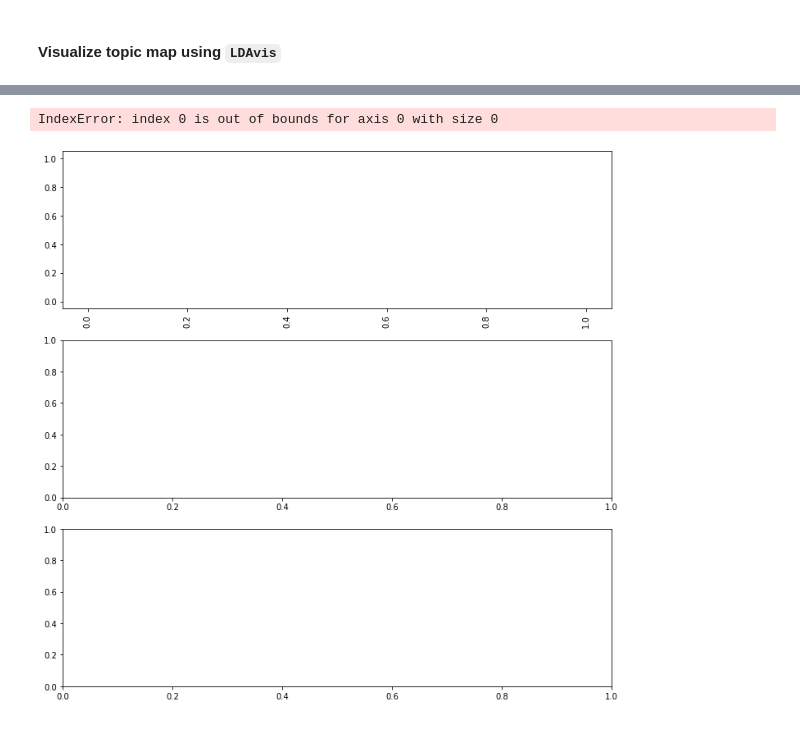
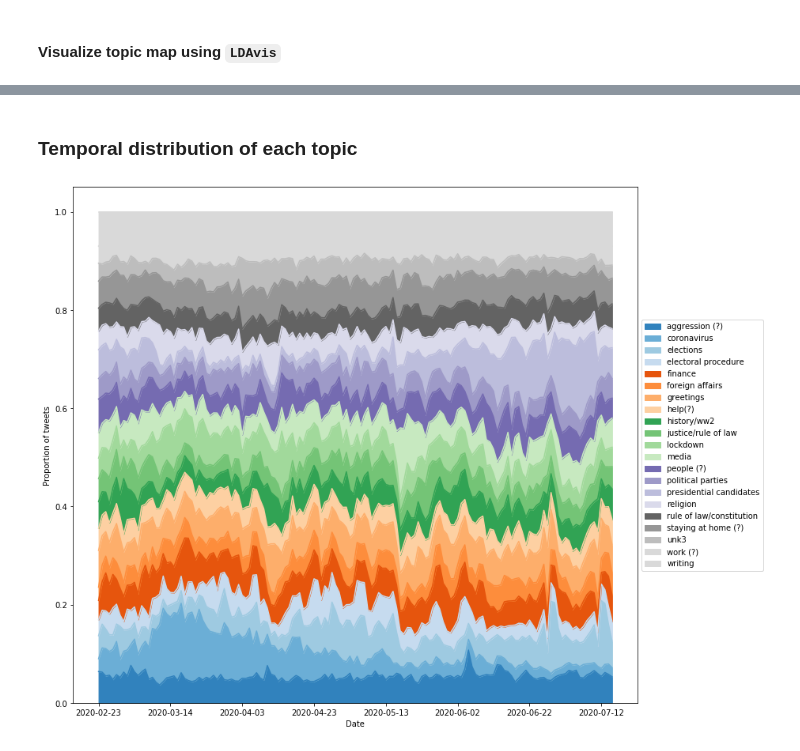
Before and after one commit to bodzioboo/twitter, a Jupyter notebook: notebooks/nlp/topics_lda.ipynb, the cells around one changed output, grey strips where cells are left out. Saved outputs shown, nothing was run; the diff lists cells and outputs as text; code cells hidden in the pictures.

```diff
--- a/notebooks/nlp/topics_lda.ipynb
+++ b/notebooks/nlp/topics_lda.ipynb
@@ -221 +223,25 @@ data['cluster'] += 1
+# %% [markdown]
+### Temporal distribution of each topic
+# %%
+topic_subset = None
+aggregate = data.groupby(['topic','day']).size().reset_index().rename(columns = {0:'num'}) #get counts by day and topic
+daycounts = aggregate.groupby('day').agg({'num':np.sum})['num'] #get counts by day for normalization
+aggregate['num'] = aggregate['num'].div(aggregate['day'].map(daycounts)) #normalize count
+if topic_subset is not None:
+    aggregate = aggregate[aggregate['topic'].isin(topic_subset)]
+aggregate['topic'] = aggregate.topic.map(topic_dict).astype(str) #convert topics to names
+aggregate = aggregate.pivot(index = 'day', columns = 'topic', values = 'num') #reshape
+#plot
+fig, ax = plt.subplots(1, 1, figsize = (16, 12))
+aggregate.plot.area(ax = ax, cmap = 'tab20c')
+box = ax.get_position()
+ax.set_position([box.x0, box.y0, box.width * 0.8, box.height])
+ax.set_ylabel('Proportion of tweets')
+ax.set_xlabel('Date')
+
+# Put a legend to the right of the current axis
+ax.legend(loc='center left', bbox_to_anchor=(1, 0.5))
+plt.show()
+# %% [output]
+[figure, added]
 # %%
@@ -271,8 +288,3 @@ def plot_dists(data:pd.DataFrame, topic_subset:list = None,
     #show
     plt.tight_layout()
     plt.show()
-# %%
-plot_dists(data, figsize = (12, 12), topic_dict = topic_dict)
-# %% [output]
-IndexError: index 0 is out of bounds for axis 0 with size 0
-[figure, removed]
```
Also changed, not shown: parts of 27 cells of this notebook, 2 other files.
